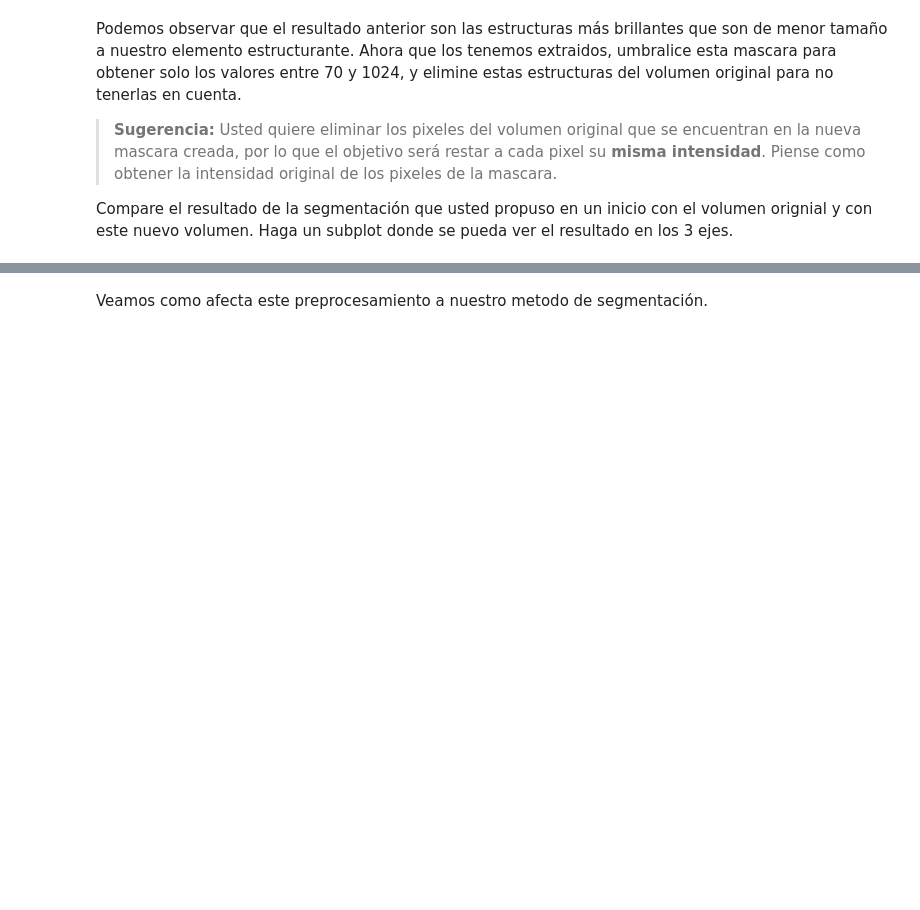
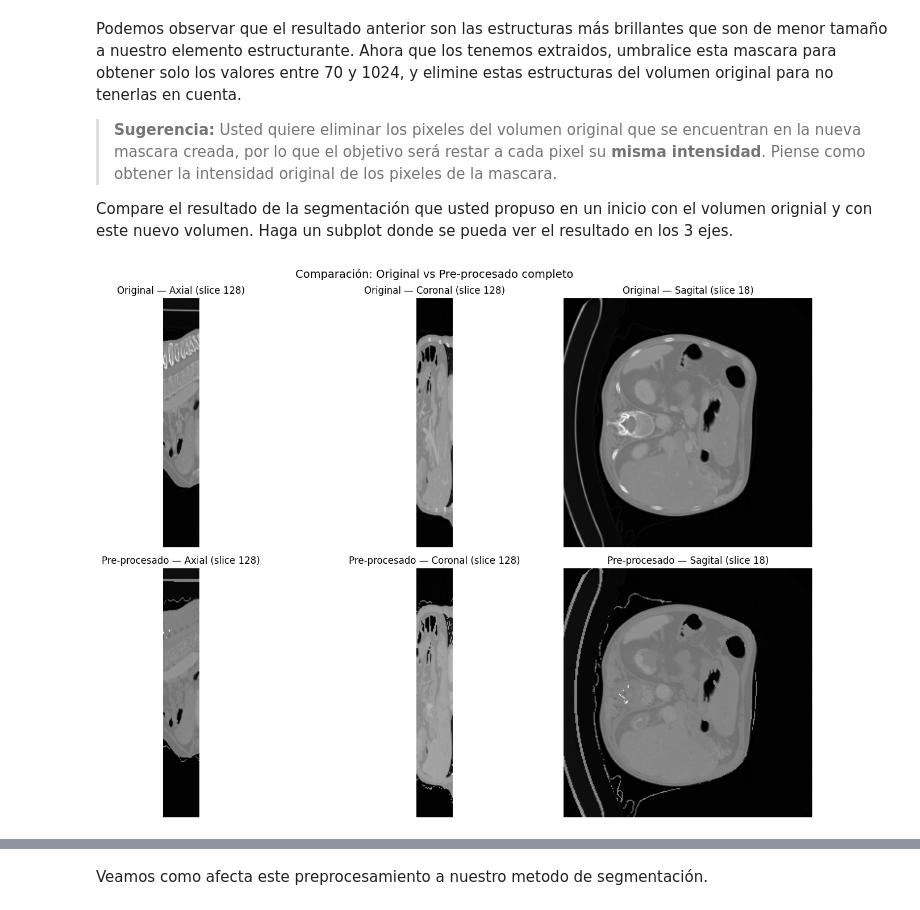
Before and after one commit to elblanquito1/Miniproyecto-2-entrega-2, a Jupyter notebook: Entrega 2.ipynb, the cells around one changed output, grey strips where cells are left out. Drawn from its saved outputs; the diff is of its cells as text; code cells hidden in the pictures; blank space fills up the shorter version.

```diff
--- a/Entrega 2.ipynb
+++ b/Entrega 2.ipynb
@@ -66,8 +215,53 @@ Podemos observar que el resultado anterior son las estructuras más brillantes q
 Compare el resultado de la segmentación que usted propuso en un inicio con el volumen orignial y con este nuevo volumen. Haga un subplot donde se pueda ver el resultado en los 3 ejes.
 # %%
 vol_pre_total='' #volumen pre-procesado completamente
-# YOUR CODE HERE
-raise NotImplementedError()
+
+# Creamos una máscara binaria con los píxeles del top-hat entre 70 y 1024
+mascara_tophat = (vol_pre >= 70) & (vol_pre <= 1024)
+
+
+# los píxeles seleccionados quedan en 0 y el resto no se toca
+vol_pre_total = volume1 - (mascara_tophat * volume1)
+
+
+# Usamos el slice sagital central que es el más informativo visualmente
+slice_axial   = volume1.shape[0] // 2
+slice_coronal = volume1.shape[1] // 2
+slice_sagital = volume1.shape[2] // 2
+
+fig, axes = plt.subplots(2, 3, figsize=(15, 10))
+fig.suptitle('Comparación: Original vs Pre-procesado completo', fontsize=14)
+
+# ── Fila 0: Volumen original ───────────────────────────────────────────────────
+axes[0, 0].imshow(volume1[slice_axial, :, :], cmap='gray')
+axes[0, 0].set_title(f'Original — Axial (slice {slice_axial})')
+axes[0, 0].axis('off')
+
+axes[0, 1].imshow(volume1[:, slice_coronal, :], cmap='gray')
+axes[0, 1].set_title(f'Original — Coronal (slice {slice_coronal})')
+axes[0, 1].axis('off')
+
+axes[0, 2].imshow(volume1[:, :, slice_sagital], cmap='gray')
+axes[0, 2].set_title(f'Original — Sagital (slice {slice_sagital})')
+axes[0, 2].axis('off')
+
+# ── Fila 1: Volumen pre-procesado (estructuras brillantes eliminadas) ──────────
+axes[1, 0].imshow(vol_pre_total[slice_axial, :, :], cmap='gray')
+axes[1, 0].set_title(f'Pre-procesado — Axial (slice {slice_axial})')
+axes[1, 0].axis('off')
+
+axes[1, 1].imshow(vol_pre_total[:, slice_coronal, :], cmap='gray')
+axes[1, 1].set_title(f'Pre-procesado — Coronal (slice {slice_coronal})')
+axes[1, 1].axis('off')
+
+axes[1, 2].imshow(vol_pre_total[:, :, slice_sagital], cmap='gray')
+axes[1, 2].set_title(f'Pre-procesado — Sagital (slice {slice_sagital})')
+axes[1, 2].axis('off')
+
+plt.tight_layout()
+plt.show()
+# %% [output]
+[figure, added]
 # %%
 assert len(np.unique(vol_pre_total))!=2, 'No hizo el pre-procesamiento completo en el volumen original sino en otro volumen'
 assert np.min(vol_pre_total)>=-1024, 'Seguramente restó la mascara binaria directamente'
```
Also changed, not shown: parts of 12 cells of this notebook.
